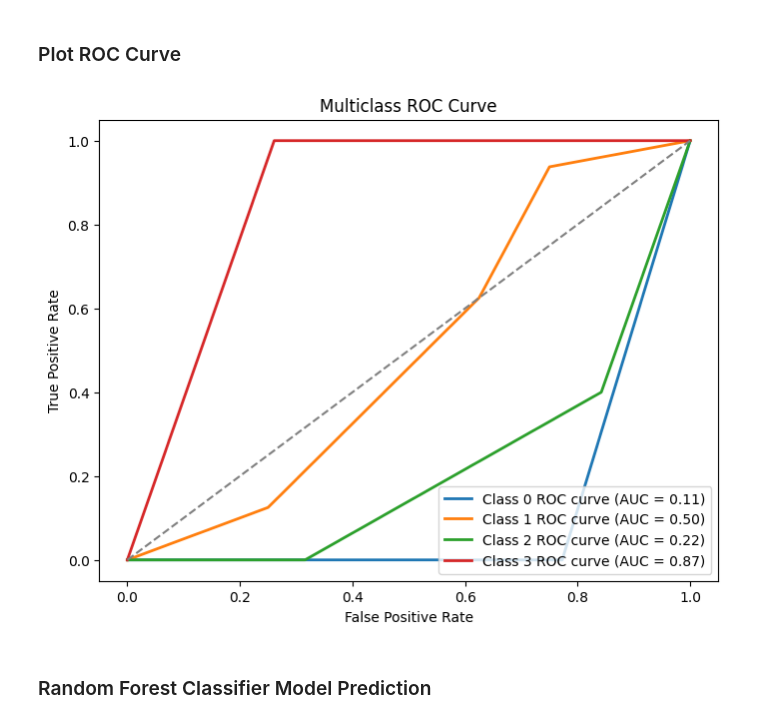
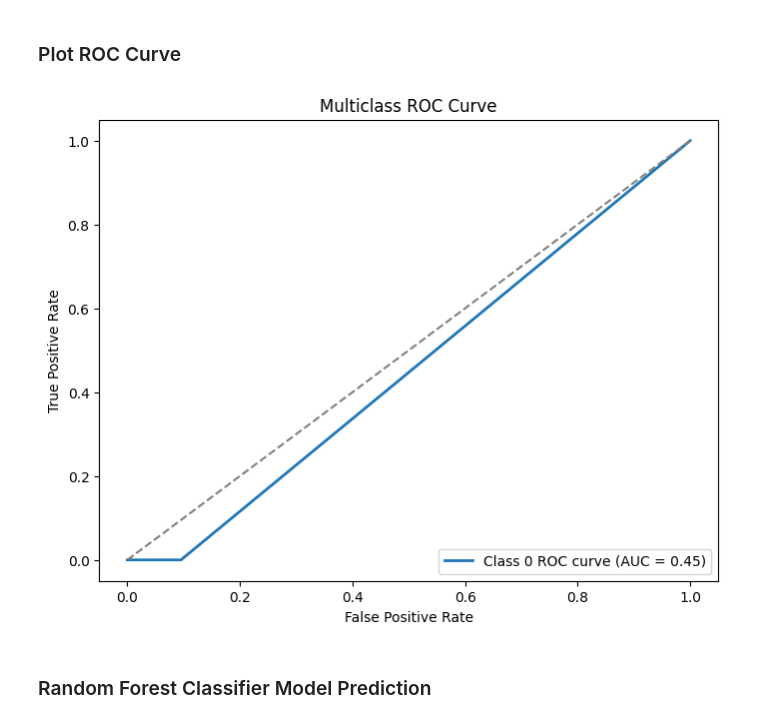
Before and after one commit to Mokowz/Knowledge-Based-Projects, a Jupyter notebook: traffic_pred/2-predict-accidents.ipynb, the cells around one changed output. Saved outputs shown, nothing was run; the diff lists cells and outputs as text; code cells hidden in the pictures.

Commit message:
Change how I classify my target variable

```diff
--- a/traffic_pred/2-predict-accidents.ipynb
+++ b/traffic_pred/2-predict-accidents.ipynb
@@ -368,4 +356,0 @@ df['target'] = df['total-people-confirmed-dead'].apply(categorize_dead_victims)
-# %%
-df = df.drop('total-people-confirmed-dead', axis=1)
-
-df.head()
@@ -379,0 +357,18 @@ df.head()
+# %%
+# df['Victims'] = df['Victims'].astype(str)
+high_risk = ['Drivers/Occupants', 'Driver and passengers', 'Passengers and pedestrians',
+                'Occupants of the small vehicle', 'Drivers,Passengers and pedestrians', 'Passengers and driver'
+                'Passengers and drivers', 'Driver and other motorists ', 'Passangers and driver']
+
+low_risk = ['Passengers', 'Pedestrian', 'Rider', 'Motorist', 'Pedestrians', 'passengers', 'passenger']
+
+
+def categorize_victims(x):
+  if x in high_risk:
+    return 1
+  elif x in low_risk:
+    return 0
+
+df['victims_target'] = df['Victims'].apply(categorize_victims)
+
+df.head()
@@ -379,0 +383,8 @@ df.head()
+# %%
+df['victims_target'] = df['victims_target'].fillna(df['victims_target'].mean())
+
+df['victims_target'].isna().sum()
+
+df['victims_target'] = df['victims_target'].astype(int)
+
+df['victims_target']
@@ -387,8 +411,8 @@ from sklearn.model_selection import train_test_split
 np.random.seed(42)
 
 # Create the data
-X = df.drop('target', axis=1)
-y = df['target']
+X = df.drop(columns=['victims_target', 'Victims'], axis=1)
+y = df['victims_target']
 
 # Split the data
 X_train, X_test, y_train, y_test = train_test_split(X, y, test_size=0.3)
@@ -476,37 +496,37 @@ from sklearn.metrics import roc_curve, auc
 from sklearn.preprocessing import label_binarize
 
 # Binarize the true labels for multiclass
-y_test_bin = label_binarize(y_test, classes=[0, 1, 2, 3])  # Adjust based on your class labels
+y_test_bin = label_binarize(y_test, classes=[0, 1])  # Adjust based on your class labels
 
 y_pred_proba = knn.predict_proba(X_test)
 
 # Compute ROC curve and AUC for each class
 fpr = {}
 tpr = {}
 roc_auc = {}
 
-for i in range(4):
+for i in range(1):
     fpr[i], tpr[i], _ = roc_curve(y_test_bin[:, i], y_pred_proba[:, i])
     roc_auc[i] = auc(fpr[i], tpr[i])
 
 # Plot all ROC curves
 plt.figure(figsize=(8, 6))
 
 # Plot each class's ROC curve
-for i in range(4):
+for i in range(1):
     plt.plot(fpr[i], tpr[i], lw=2, label=f'Class {i} ROC curve (AUC = {roc_auc[i]:.2f})')
 
 # Plot the diagonal line (random classifier)
 plt.plot([0, 1], [0, 1], color='gray', linestyle='--')
 
 # Add labels and legend
 plt.xlabel('False Positive Rate')
 plt.ylabel('True Positive Rate')
 plt.title('Multiclass ROC Curve')
 plt.legend(loc='lower right')
 plt.show()
 # %% [output]
-[figure, old version]
+[figure, new version]
 # %% [markdown]
 ### Random Forest Classifier Model Prediction
 # %%
```
Also changed, not shown: parts of 18 cells of this notebook.
